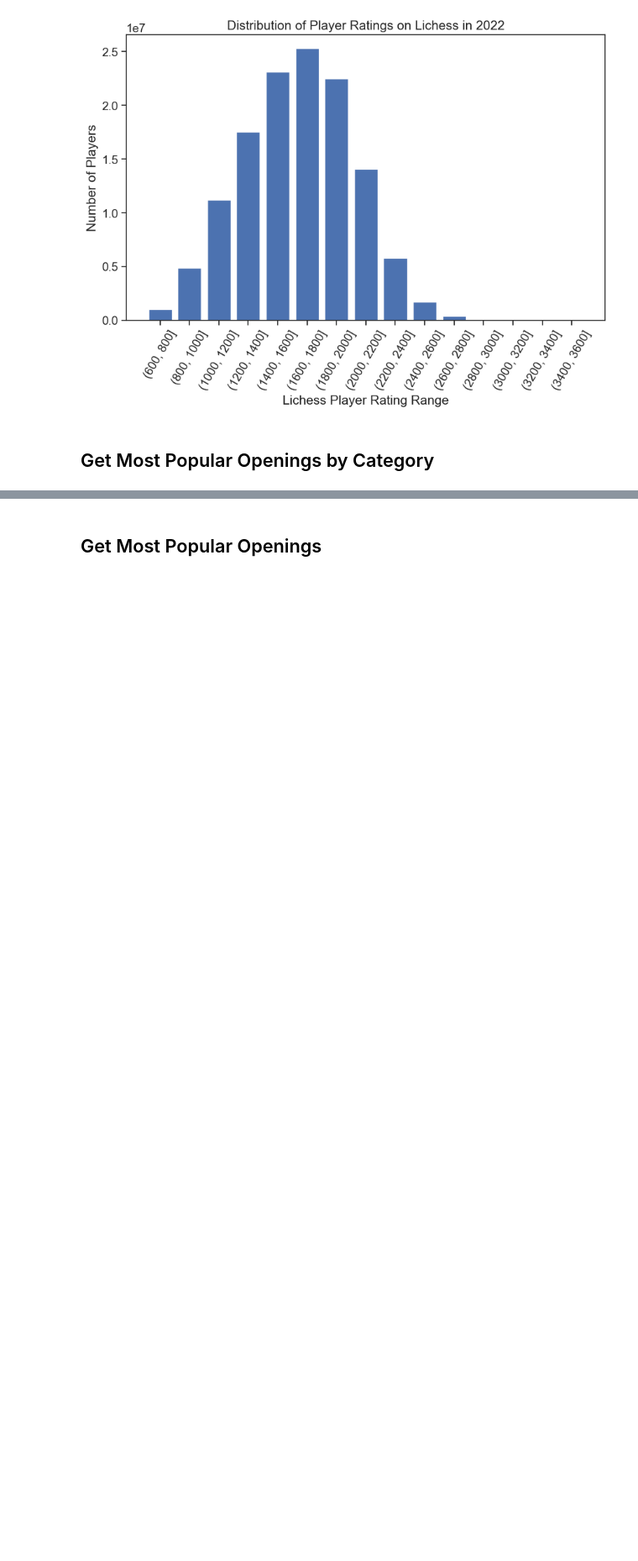
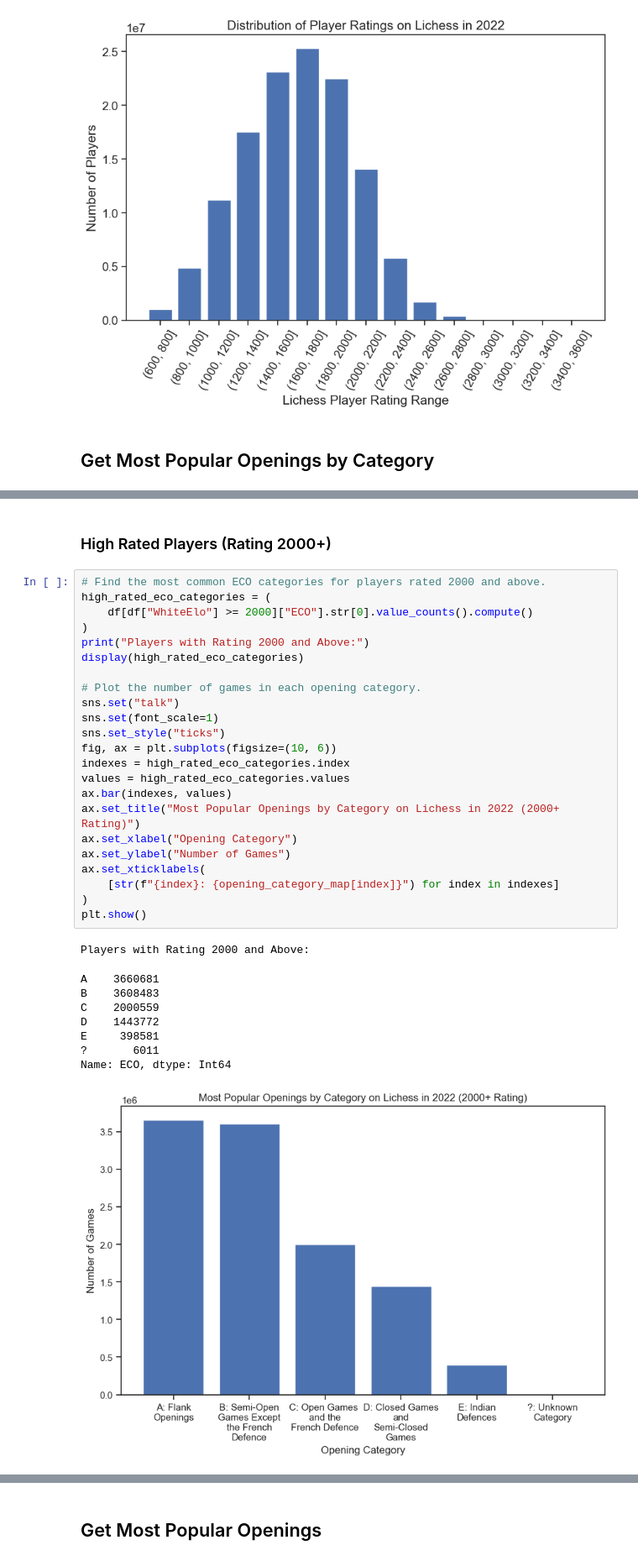
Before and after one commit to IsaacCheng9/machine-learning-in-chess, a Jupyter notebook: src/analyse_csv_data.ipynb, the cells around one changed output, grey strips where cells are left out. Shown at 84% size. Cells and saved outputs as stored; diff of their text form; blank space fills up the shorter version.

Commit message:
Calculate ECO category count per rating range

```diff
--- a/src/analyse_csv_data.ipynb
+++ b/src/analyse_csv_data.ipynb
@@ -130,3 +138,38 @@ ax.set_xticklabels(
 plt.show()
 # %% [output]
 [figure]
+# %% [markdown]
+### High Rated Players (Rating 2000+)
+# %%
+# Find the most common ECO categories for players rated 2000 and above.
+high_rated_eco_categories = (
+    df[df["WhiteElo"] >= 2000]["ECO"].str[0].value_counts().compute()
+)
+print("Players with Rating 2000 and Above:")
+display(high_rated_eco_categories)
+
+# Plot the number of games in each opening category.
+sns.set("talk")
+sns.set(font_scale=1)
+sns.set_style("ticks")
+fig, ax = plt.subplots(figsize=(10, 6))
+indexes = high_rated_eco_categories.index
+values = high_rated_eco_categories.values
+ax.bar(indexes, values)
+ax.set_title("Most Popular Openings by Category on Lichess in 2022 (2000+ Rating)")
+ax.set_xlabel("Opening Category")
+ax.set_ylabel("Number of Games")
+ax.set_xticklabels(
+    [str(f"{index}: {opening_category_map[index]}") for index in indexes]
+)
+plt.show()
+# %% [output]
+Players with Rating 2000 and Above:
+A    3660681
+B    3608483
+C    2000559
+D    1443772
+E     398581
+?       6011
+Name: ECO, dtype: Int64
+[figure, added]
```
Also changed, not shown: parts of 8 cells of this notebook.
